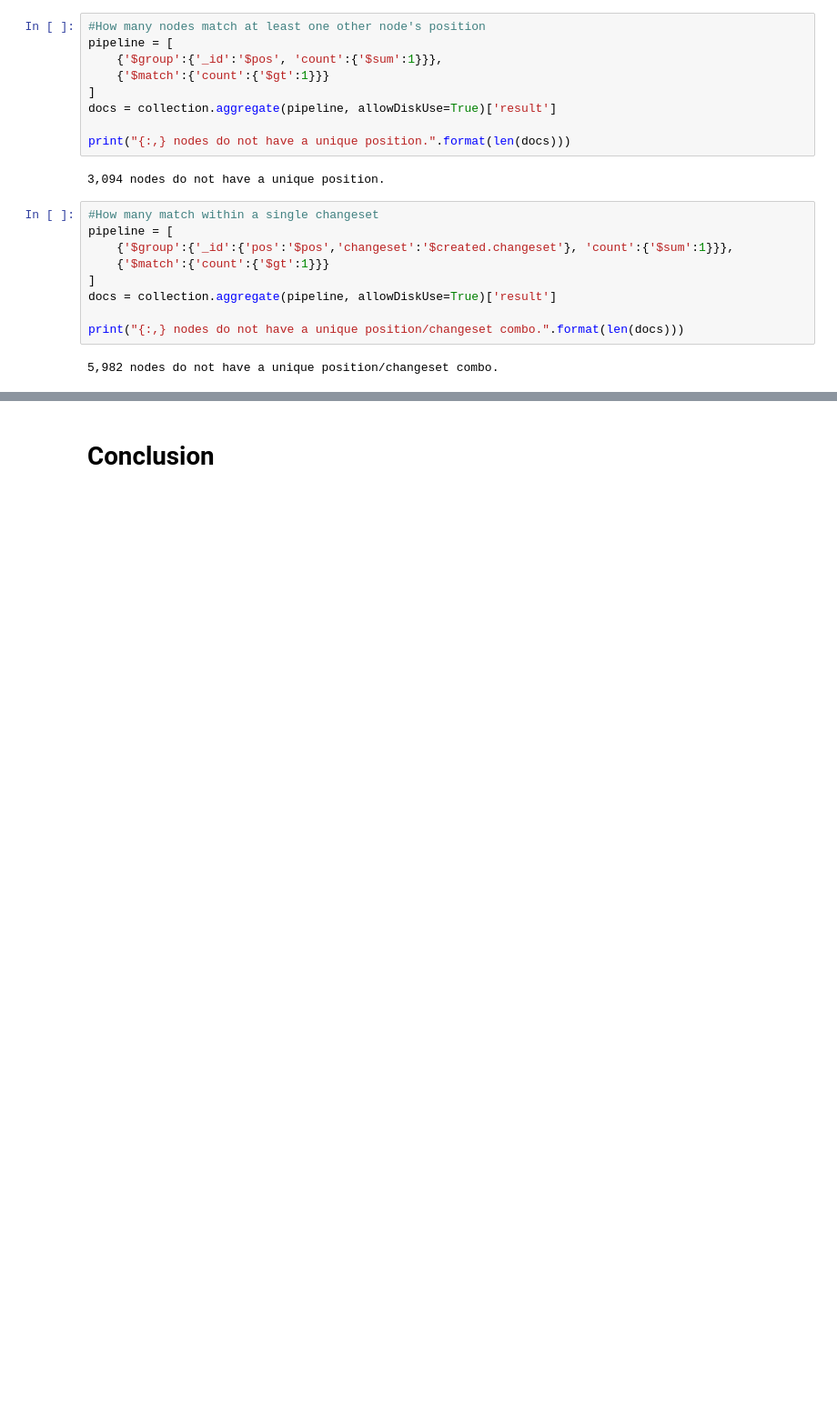
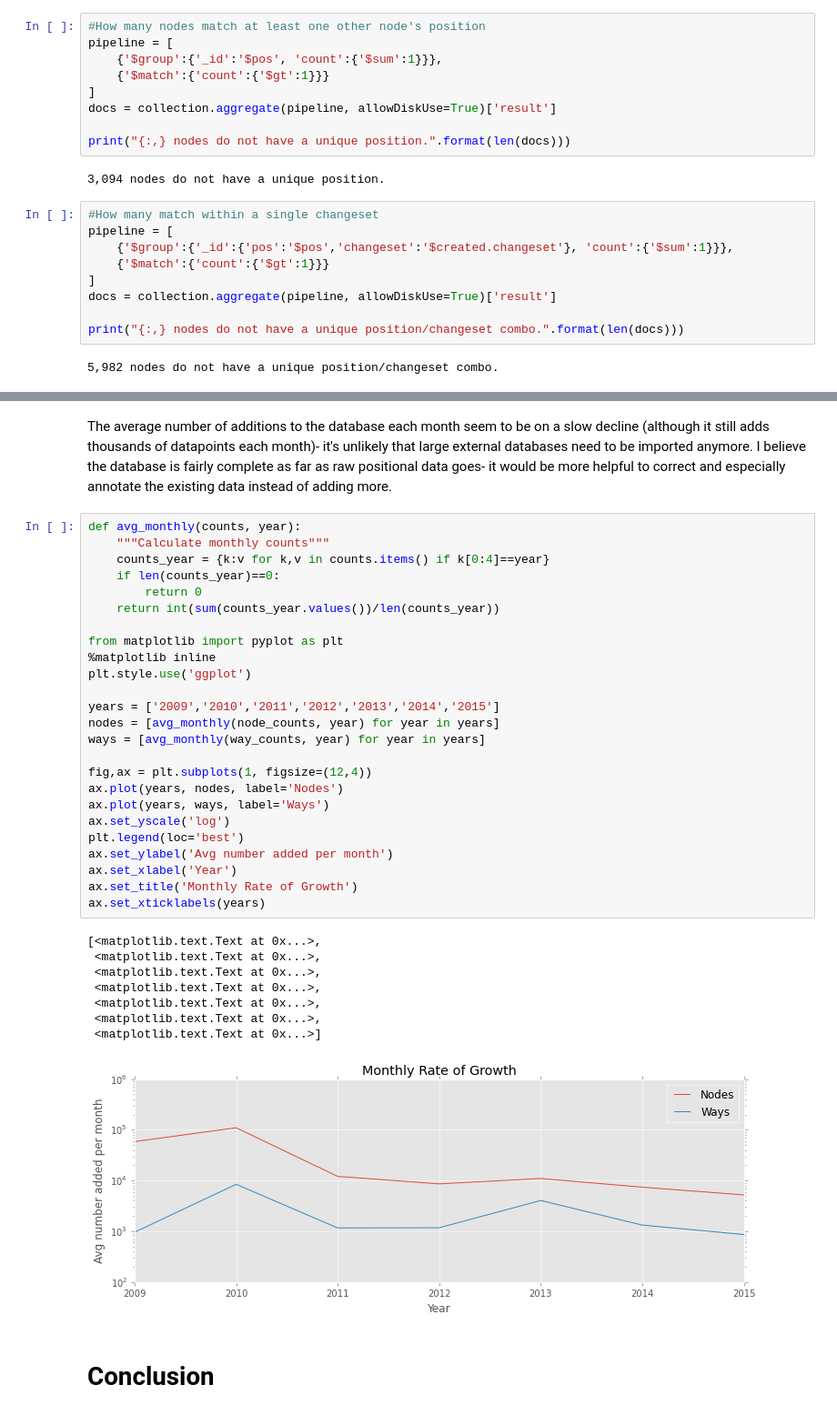
Before and after one commit to jrm5100/ND03, a Jupyter notebook: IPython Notebooks/01 - Report.ipynb, the cells around one changed output, grey strips where cells are left out. Shown at 91% size. Drawn from its saved outputs; the diff is of its cells as text; blank space fills up the shorter version.

```diff
--- a/IPython Notebooks/01 - Report.ipynb
+++ b/IPython Notebooks/01 - Report.ipynb
@@ -367,3 +358,39 @@ for r in docs['result']:
+# %% [markdown]
+The average number of additions to the database each month seem to be on a slow decline (although it still adds thousands of datapoints each month)- it's unlikely that large external databases need to be imported anymore.  I believe the database is fairly complete as far as raw positional data goes- it would be more helpful to correct and especially annotate the existing data instead of adding more.
+# %%
+def avg_monthly(counts, year):
+    """Calculate monthly counts"""
+    counts_year = {k:v for k,v in counts.items() if k[0:4]==year}
+    if len(counts_year)==0:
+        return 0
+    return int(sum(counts_year.values())/len(counts_year))
+
+from matplotlib import pyplot as plt
+%matplotlib inline
+plt.style.use('ggplot')
+
+years = ['2009','2010','2011','2012','2013','2014','2015']
+nodes = [avg_monthly(node_counts, year) for year in years]
+ways = [avg_monthly(way_counts, year) for year in years]
+
+fig,ax = plt.subplots(1, figsize=(12,4))
+ax.plot(years, nodes, label='Nodes')
+ax.plot(years, ways, label='Ways')
+ax.set_yscale('log')
+plt.legend(loc='best')
+ax.set_ylabel('Avg number added per month')
+ax.set_xlabel('Year')
+ax.set_title('Monthly Rate of Growth')
+ax.set_xticklabels(years)
+# %% [output]
+[<matplotlib.text.Text at 0x...>,
+ <matplotlib.text.Text at 0x...>,
+ <matplotlib.text.Text at 0x...>,
+ <matplotlib.text.Text at 0x...>,
+ <matplotlib.text.Text at 0x...>,
+ <matplotlib.text.Text at 0x...>,
+ <matplotlib.text.Text at 0x...>]
+[figure, added]
 # %% [markdown]
 # Conclusion
 # %% [markdown]
```
Also changed, not shown: parts of 13 cells of this notebook, 1 other file.
